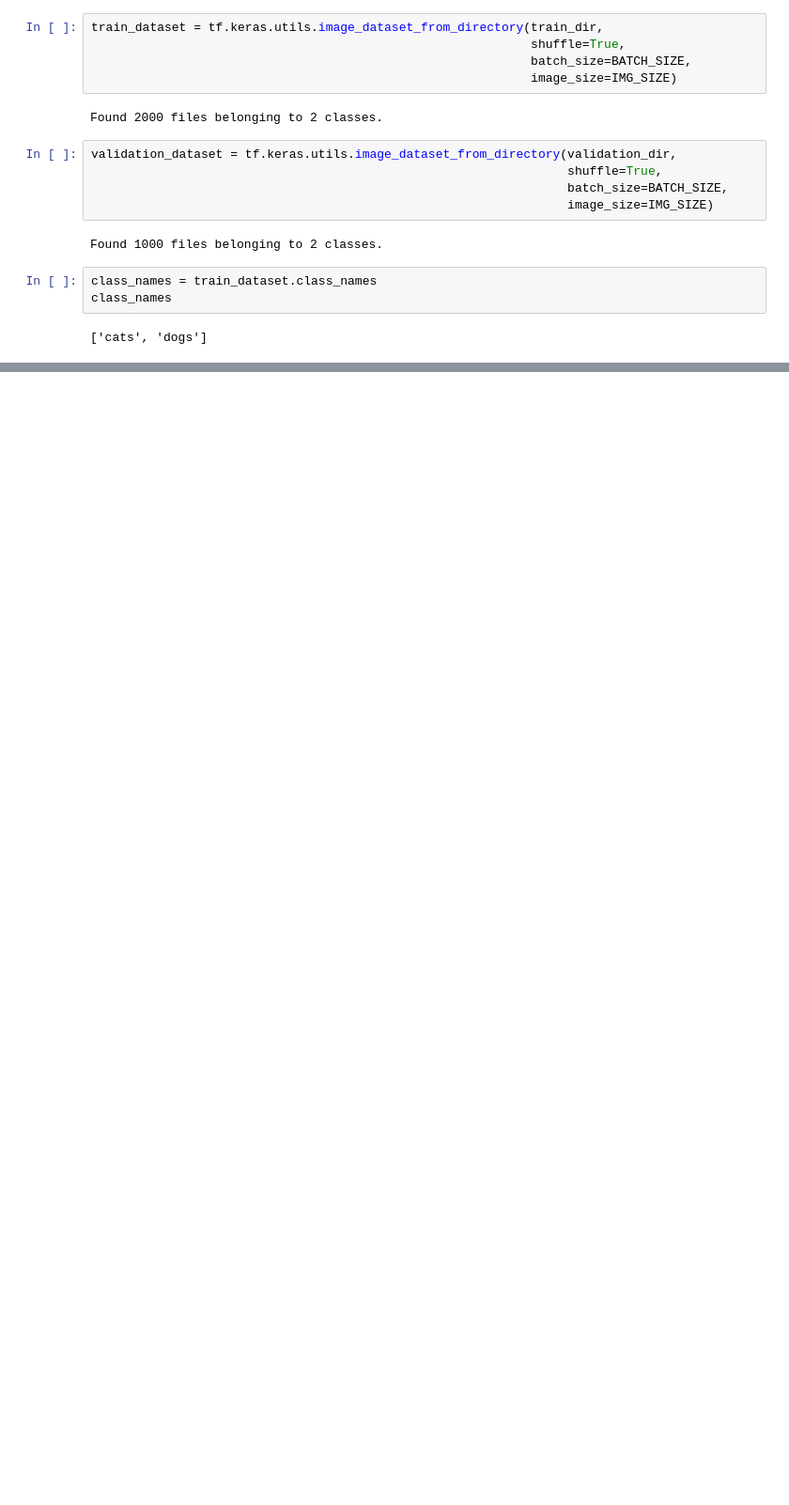
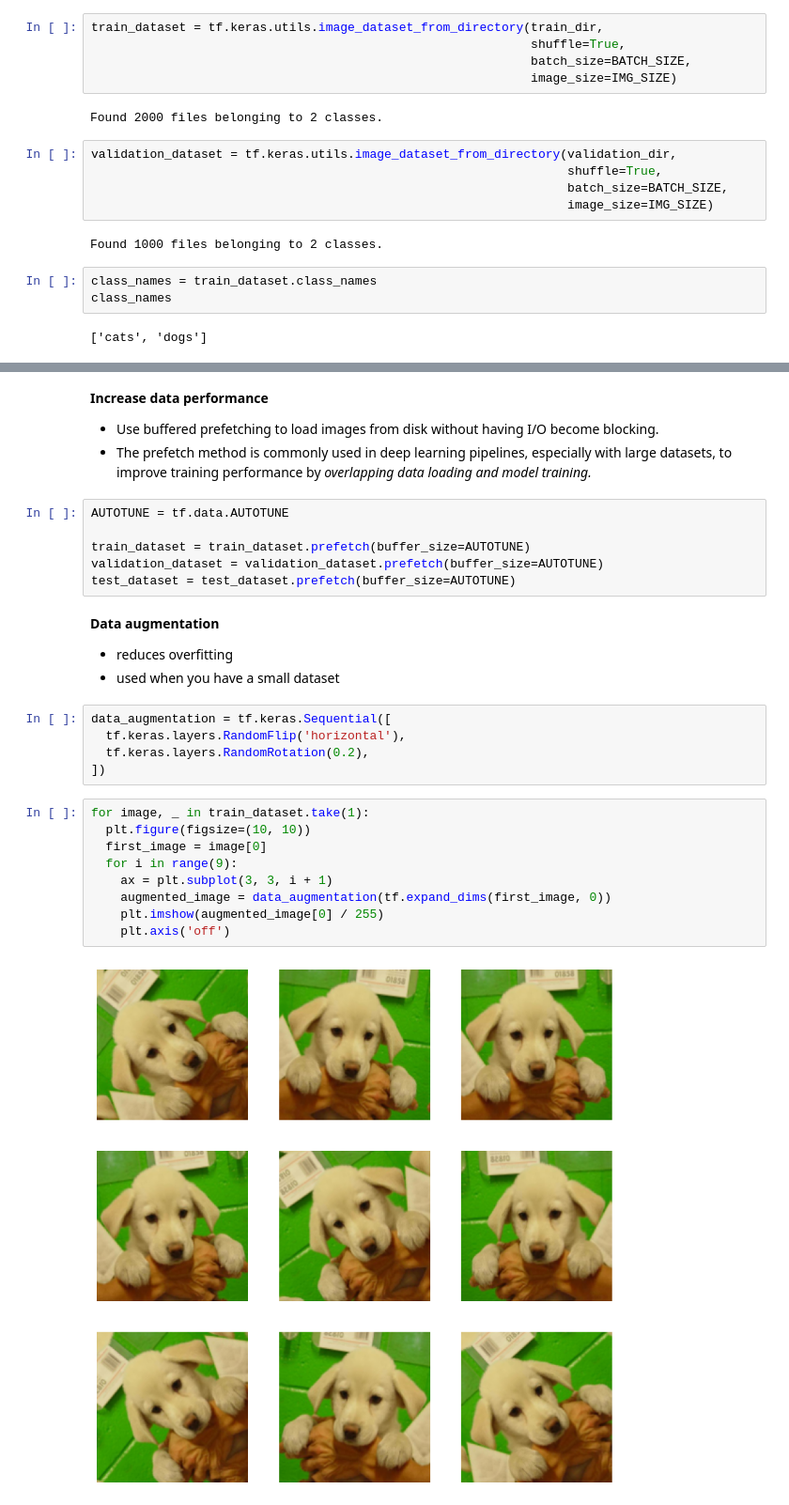
Before and after one commit to lamyeamaha/tensorflow-codes, a Jupyter notebook: Tensorflow_transfer_learning_on_cat_dog_dataset.ipynb, the cells around one changed output, grey strips where cells are left out. Shown at 94% size. Cells and saved outputs as stored; diff of their text form; blank space fills up the shorter version.

```diff
--- a/Tensorflow_transfer_learning_on_cat_dog_dataset.ipynb
+++ b/Tensorflow_transfer_learning_on_cat_dog_dataset.ipynb
@@ -65,0 +82,30 @@ for (images,labels) in train_dataset.take(1):
+# %% [markdown]
+**Increase data performance**
+- Use buffered prefetching to load images from disk without having I/O become blocking.
+- The prefetch method is commonly used in deep learning pipelines, especially with large datasets, to improve training performance by *overlapping data loading and model training.*
+# %%
+AUTOTUNE = tf.data.AUTOTUNE
+
+train_dataset = train_dataset.prefetch(buffer_size=AUTOTUNE)
+validation_dataset = validation_dataset.prefetch(buffer_size=AUTOTUNE)
+test_dataset = test_dataset.prefetch(buffer_size=AUTOTUNE)
+# %% [markdown]
+**Data augmentation**
+- reduces overfitting
+- used when you have a small dataset
+# %%
+data_augmentation = tf.keras.Sequential([
+  tf.keras.layers.RandomFlip('horizontal'),
+  tf.keras.layers.RandomRotation(0.2),
+])
+# %%
+for image, _ in train_dataset.take(1):
+  plt.figure(figsize=(10, 10))
+  first_image = image[0]
+  for i in range(9):
+    ax = plt.subplot(3, 3, i + 1)
+    augmented_image = data_augmentation(tf.expand_dims(first_image, 0))
+    plt.imshow(augmented_image[0] / 255)
+    plt.axis('off')
+# %% [output]
+[figure, added]
```
Also changed, not shown: parts of 32 cells of this notebook.
